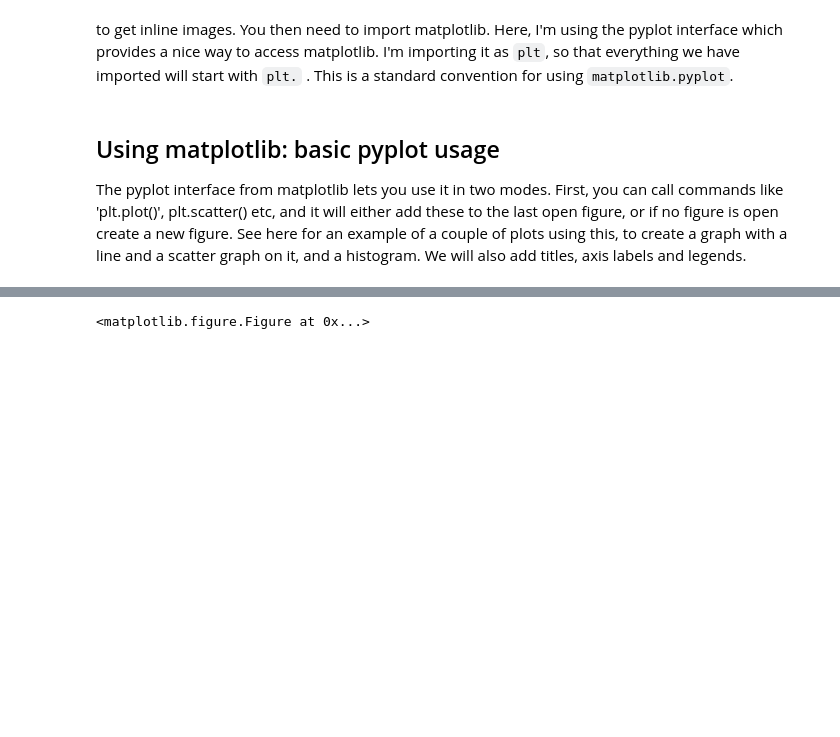
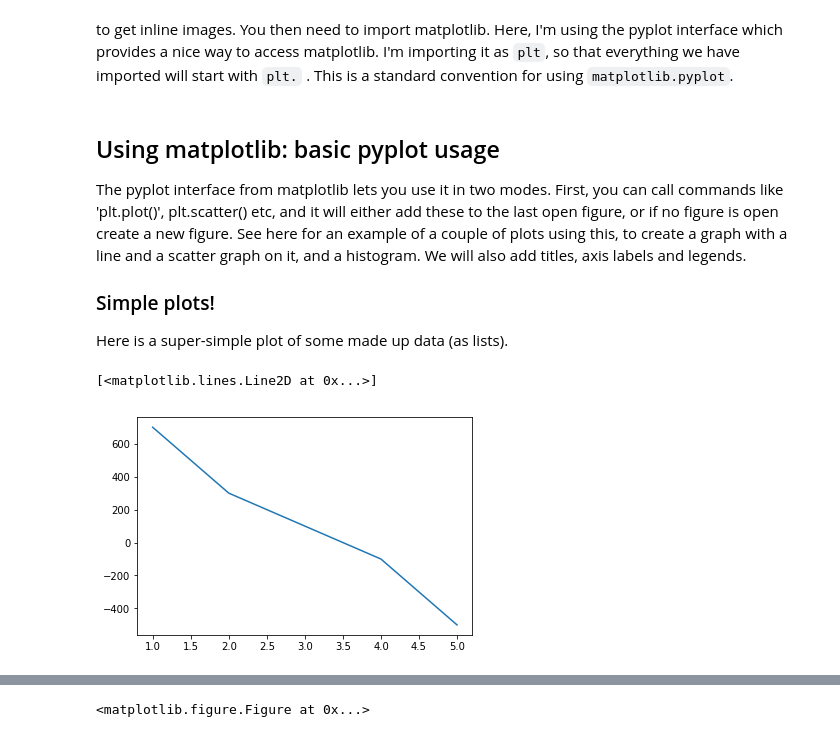
Before and after one commit to joshwalawender/python-tutorial, a Jupyter notebook: Plotting with matplotlib.ipynb, the cells around one changed output, grey strips where cells are left out. Saved outputs shown, nothing was run; the diff lists cells and outputs as text; code cells hidden in the pictures; blank space fills up the shorter version.

```diff
--- a/Plotting with matplotlib.ipynb
+++ b/Plotting with matplotlib.ipynb
@@ -36,3 +36,13 @@ import numpy as np
 ## Using matplotlib: basic pyplot usage
 
 The pyplot interface from matplotlib lets you use it in two modes. First, you can call commands like 'plt.plot()', plt.scatter() etc, and it will either add these to the last open figure, or if no figure is open create a new figure. See here for an example of a couple of plots using this, to create a graph with a line and a scatter graph on it, and a histogram. We will also add titles, axis labels and legends.
+
+### Simple plots!
+Here is a super-simple plot of some made up data (as lists).
+# %%
+xdata = [1,2,3,4,5]
+ydata = [700, 300, 100, -100, -500]
+plt.plot(xdata, ydata)
+# %% [output]
+[<matplotlib.lines.Line2D at 0x...>]
+[figure, added]
```
Also changed, not shown: parts of 27 cells of this notebook.
